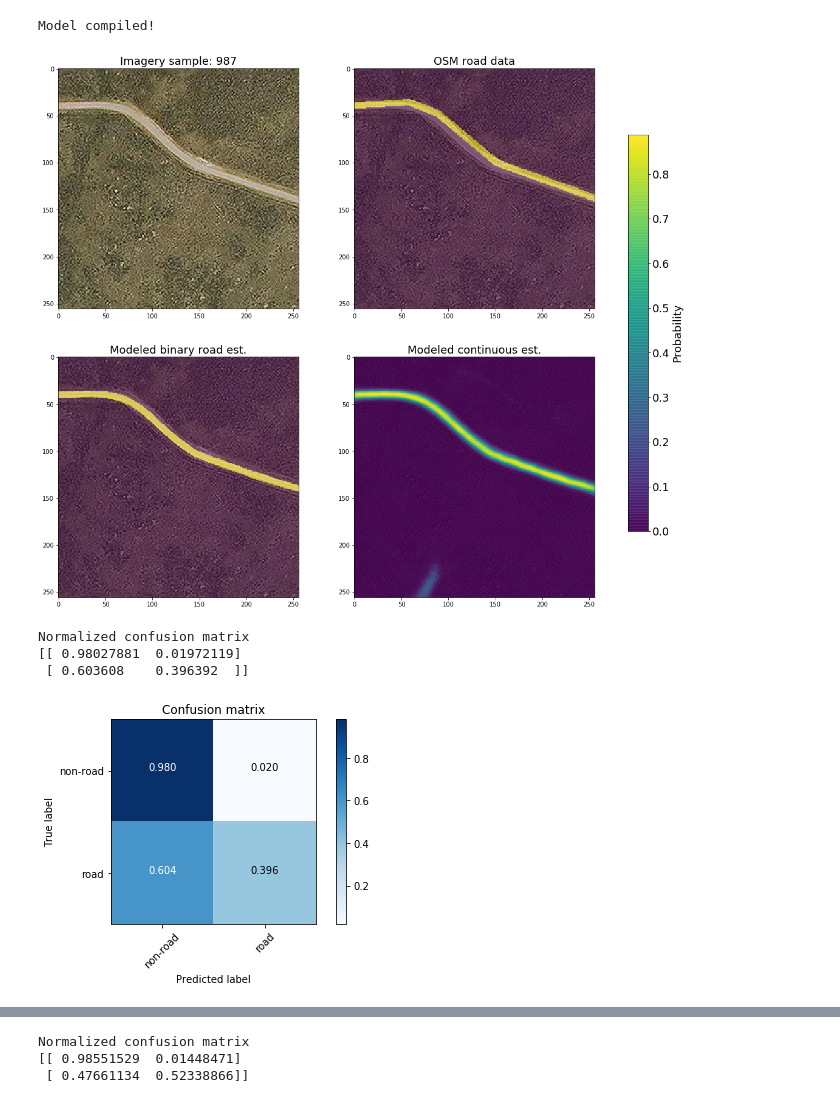
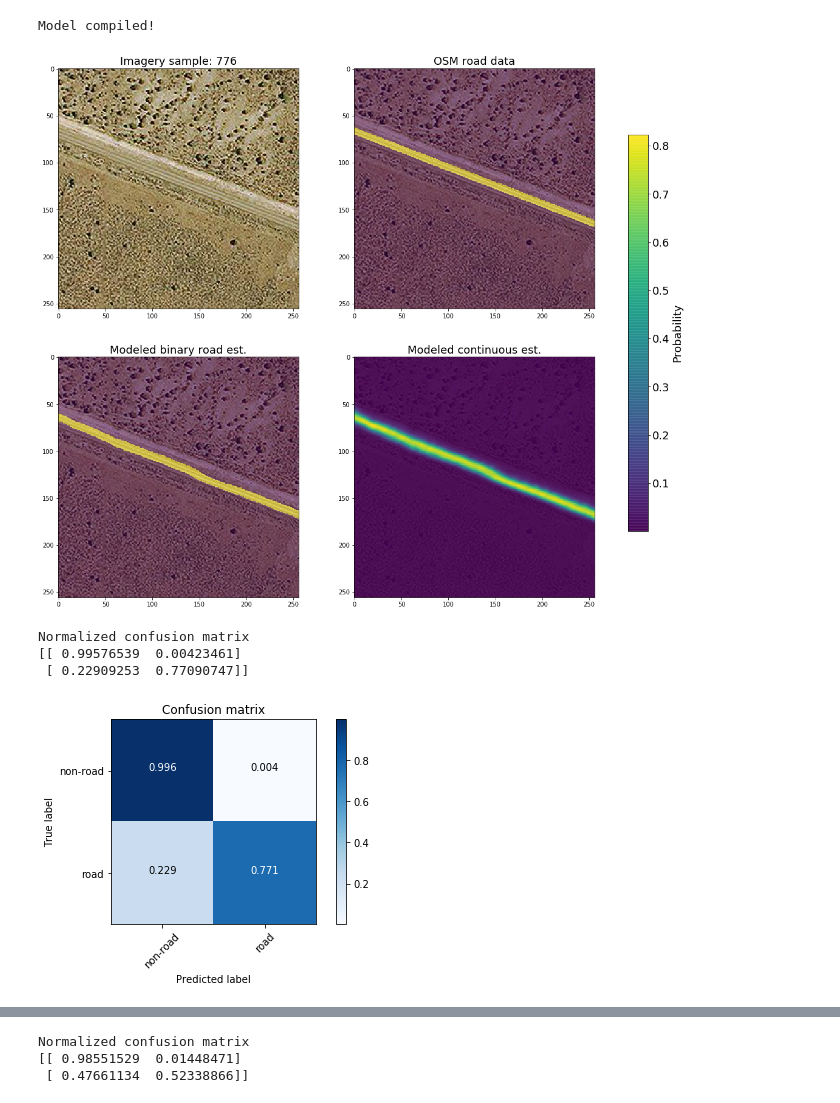
Before and after one commit to csp-inc/tws-segnet, a Jupyter notebook: accuracy_assessment.ipynb, the cells around one changed output, grey strips where cells are left out. Saved outputs shown, nothing was run; the diff lists cells and outputs as text; code cells hidden in the pictures.

```diff
--- a/accuracy_assessment.ipynb
+++ b/accuracy_assessment.ipynb
@@ -52,8 +54,8 @@ def plot_confusion_matrix(cm, classes,
     plt.ylabel('True label')
     plt.xlabel('Predicted label')
 # %%
-model_json = './fit_models/beta_v1_01/seg_net.json'
-model_weight = './fit_models/beta_v1_01/seg_net.h5'
+model_json = './fit_models/beta_v1/seg_net.json'
+model_weight = './fit_models/beta_v1/seg_net.h5'
 model = segnet_model.import_model(model_json, model_weight)
 opt = optimizers.Adam(lr=0.001, beta_1=0.9, beta_2=0.999, epsilon=1e-08, decay=0.0)
 model.compile(loss='categorical_crossentropy', \
@@ -75,29 +77,30 @@ y_hat, y_pr = segtools.post_process_y(pr, n_classes)
 # %%
 f, ax = plt.subplots(2,2, figsize=(20, 16))
 sample = np.random.randint(0, len(x_val))
+sample = 776
 x_ = x_val[sample].astype('float32')
 y_ = y_val[sample]
 ax[0,0].imshow(x_)
 ax[0,0].set_title('Imagery sample: %s'%sample,fontsize=18)
 ax[0,1].imshow(x_)
 ax[0,1].imshow(y_, alpha=0.5)
 ax[0,1].set_title('OSM road data',fontsize=18)
 ax[1,0].imshow(x_)
 #binary classify the road surface
 
 ax[1,0].imshow(x_)
 ax[1,0].imshow(y_hat[sample], alpha=0.5)
 ax[1,0].set_title('Modeled binary road est.',fontsize=18)
 
 ax[1,1].imshow(x_)
 im = ax[1,1].imshow(y_pr[sample][:,:,0], alpha=0.9)
 ax[1,1].set_title('Modeled continuous est.',fontsize=18)
 cb = f.colorbar(im, ax=ax.ravel().tolist(),shrink=0.75)
 cb.ax.tick_params(labelsize=18)
 cb.set_label('Probability', fontsize=18)
 #f.savefig('./figures/example_quad_%s.png'%(sample), dpi=600, bbox_inches='tight')
 # %% [output]
-[figure, old version]
+[figure, new version]
 # %%
 cnf_matrix = confusion_matrix(y_hat[sample].flatten(), \
                               y_val[sample].flatten())
@@ -106,9 +109,9 @@ plt.savefig('./figures/val_confusion_matrix_sample_%s.png'%(sample)\
             , dpi=400, bbox_inches='tight')
 # %% [output]
 Normalized confusion matrix
-[[ 0.98027881  0.01972119]
- [ 0.603608    0.396392  ]]
+[[ 0.99576539  0.00423461]
+ [ 0.22909253  0.77090747]]
-[figure, old version]
+[figure, new version]
 # %%
 divs = 100
 
```
Also changed, not shown: parts of 10 cells of this notebook, 2 other files.
